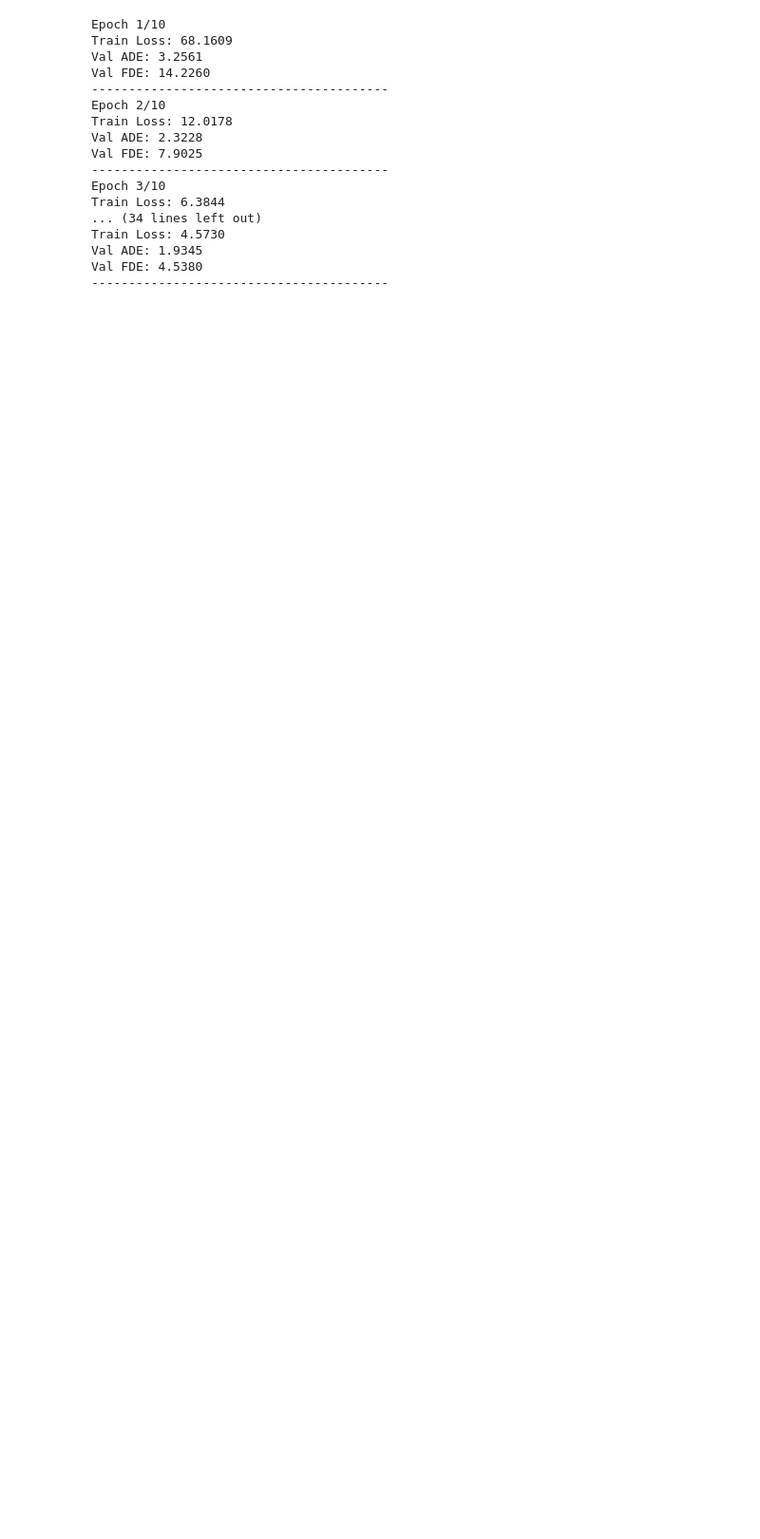
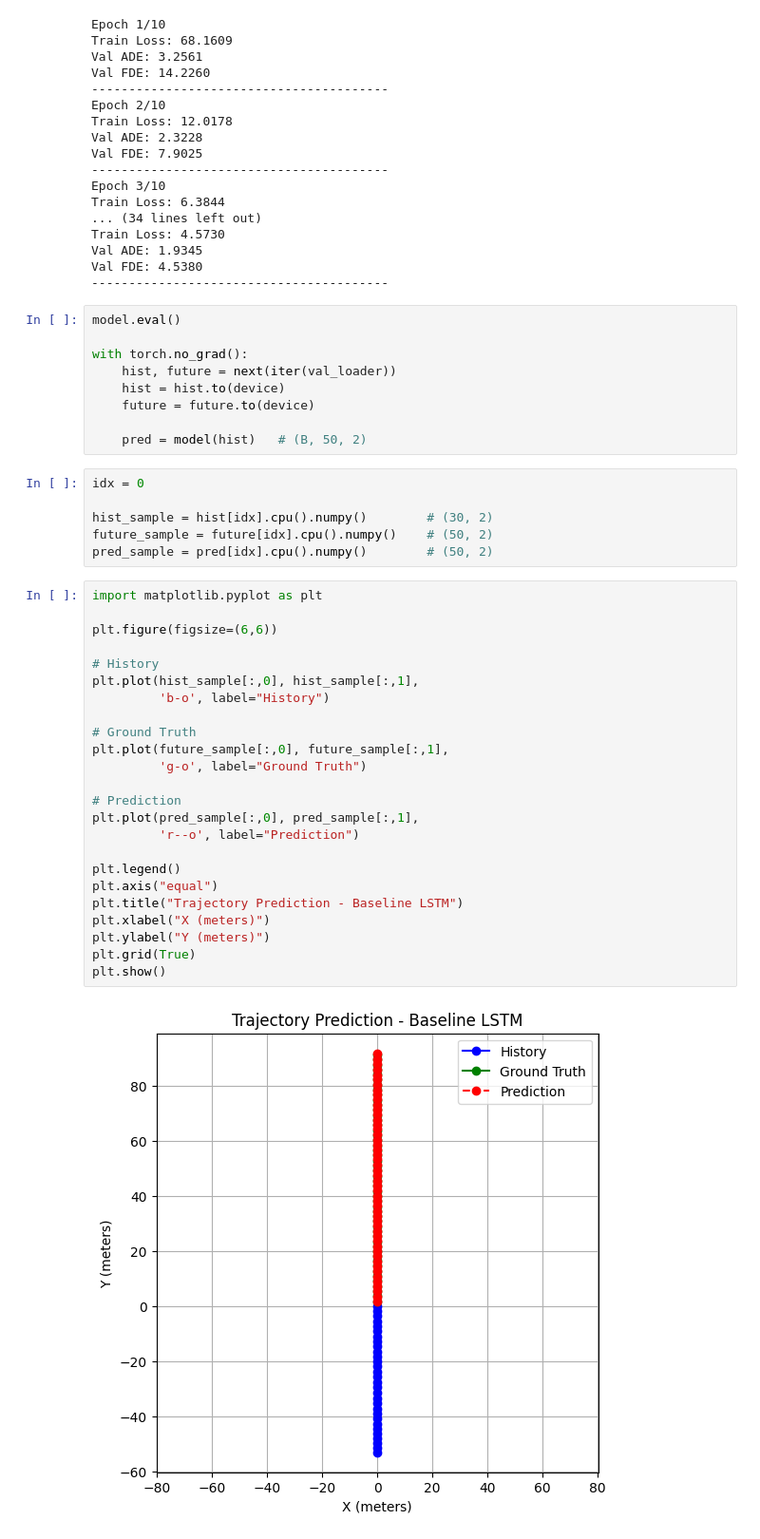
Before and after one commit to abhiramanil369/VTP-Deep-Learning-for-Vehicle-Trajectory-Prediction, a Jupyter notebook: VTP_Deep_Learning_for_Vehicle_Trajectory_Prediction.ipynb, the cells around one changed output. Shown at 95% size. Cells and saved outputs as stored; diff of their text form; blank space fills up the shorter version.

```diff
--- a/VTP_Deep_Learning_for_Vehicle_Trajectory_Prediction.ipynb
+++ b/VTP_Deep_Learning_for_Vehicle_Trajectory_Prediction.ipynb
@@ -721,3 +721,44 @@ Train Loss: 4.5730
 Val ADE: 1.9345
 Val FDE: 4.5380
 ----------------------------------------
+# %%
+model.eval()
+
+with torch.no_grad():
+    hist, future = next(iter(val_loader))
+    hist = hist.to(device)
+    future = future.to(device)
+
+    pred = model(hist)   # (B, 50, 2)
+# %%
+idx = 0
+
+hist_sample = hist[idx].cpu().numpy()        # (30, 2)
+future_sample = future[idx].cpu().numpy()    # (50, 2)
+pred_sample = pred[idx].cpu().numpy()        # (50, 2)
+# %%
+import matplotlib.pyplot as plt
+
+plt.figure(figsize=(6,6))
+
+# History
+plt.plot(hist_sample[:,0], hist_sample[:,1],
+         'b-o', label="History")
+
+# Ground Truth
+plt.plot(future_sample[:,0], future_sample[:,1],
+         'g-o', label="Ground Truth")
+
+# Prediction
+plt.plot(pred_sample[:,0], pred_sample[:,1],
+         'r--o', label="Prediction")
+
+plt.legend()
+plt.axis("equal")
+plt.title("Trajectory Prediction - Baseline LSTM")
+plt.xlabel("X (meters)")
+plt.ylabel("Y (meters)")
+plt.grid(True)
+plt.show()
+# %% [output]
+[figure, added]
```
Also changed, not shown: parts of 1 cell of this notebook.
